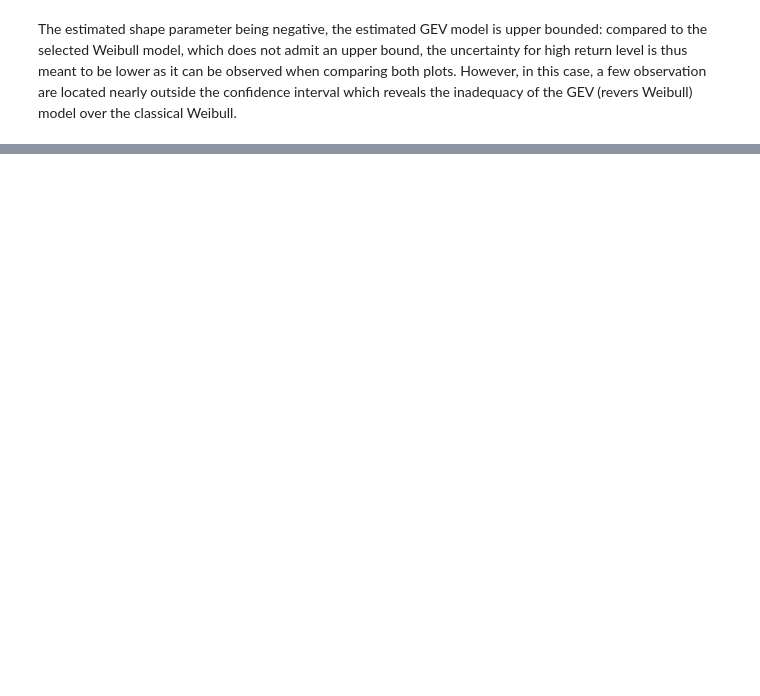
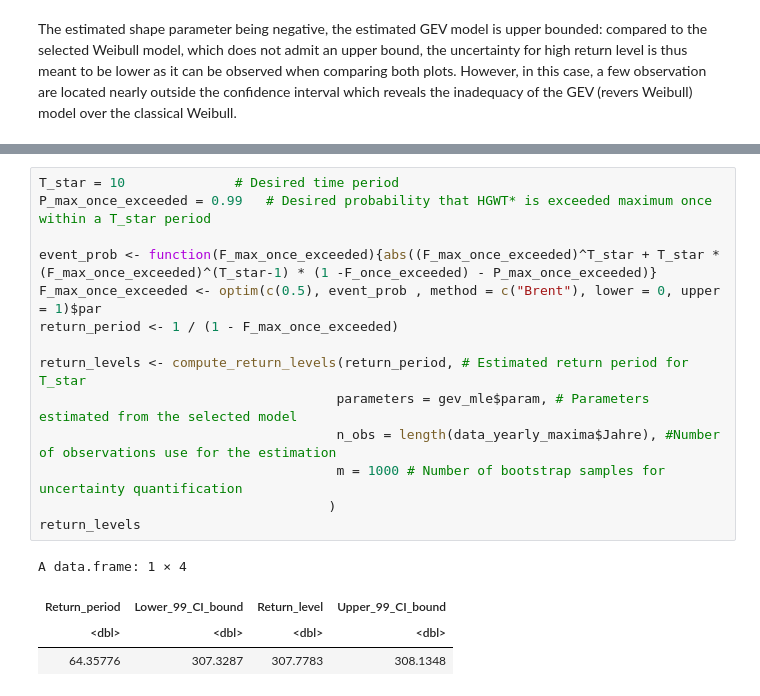
Before and after one commit to foen-admin-ch/groundwater-extreme-analysis, a Jupyter notebook: notebooks/example_1.ipynb, the cells around one changed output, grey strips where cells are left out. Cells and saved outputs as stored; diff of their text form; blank space fills up the shorter version.

Commit message:
Adds estimation of groundwater levels, exceeding at maximum once

```diff
--- a/notebooks/example_1.ipynb
+++ b/notebooks/example_1.ipynb
@@ -351,0 +356,19 @@ A data.frame: 4 × 4
+# %%
+T_star = 10              # Desired time period
+P_max_once_exceeded = 0.99   # Desired probability that HGWT* is exceeded maximum once within a T_star period
+
+event_prob <- function(F_max_once_exceeded){abs((F_max_once_exceeded)^T_star + T_star * (F_max_once_exceeded)^(T_star-1) * (1 -F_once_exceeded) - P_max_once_exceeded)}
+F_max_once_exceeded <- optim(c(0.5), event_prob , method = c("Brent"), lower = 0, upper = 1)$par
+return_period <- 1 / (1 - F_max_once_exceeded)
+
+return_levels <- compute_return_levels(return_period, # Estimated return period for T_star
+                                      parameters = gev_mle$param, # Parameters estimated from the selected model
+                                      n_obs = length(data_yearly_maxima$Jahre), #Number of observations use for the estimation
+                                      m = 1000 # Number of bootstrap samples for uncertainty quantification
+                                     )
+return_levels
+# %% [output]
+A data.frame: 1 × 4
+| Return_period | Lower_99_CI_bound | Return_level | Upper_99_CI_bound |
+| <dbl> | <dbl> | <dbl> | <dbl> |
+| 64.35776 | 307.3287 | 307.7783 | 308.1348 |
```
Also changed, not shown: parts of 5 cells of this notebook.
